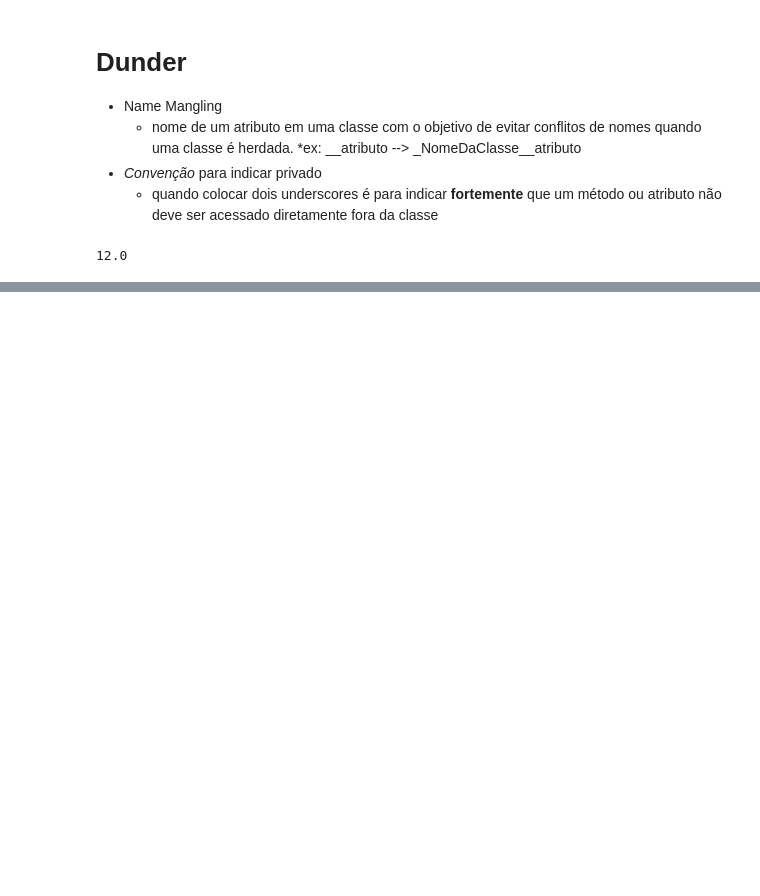
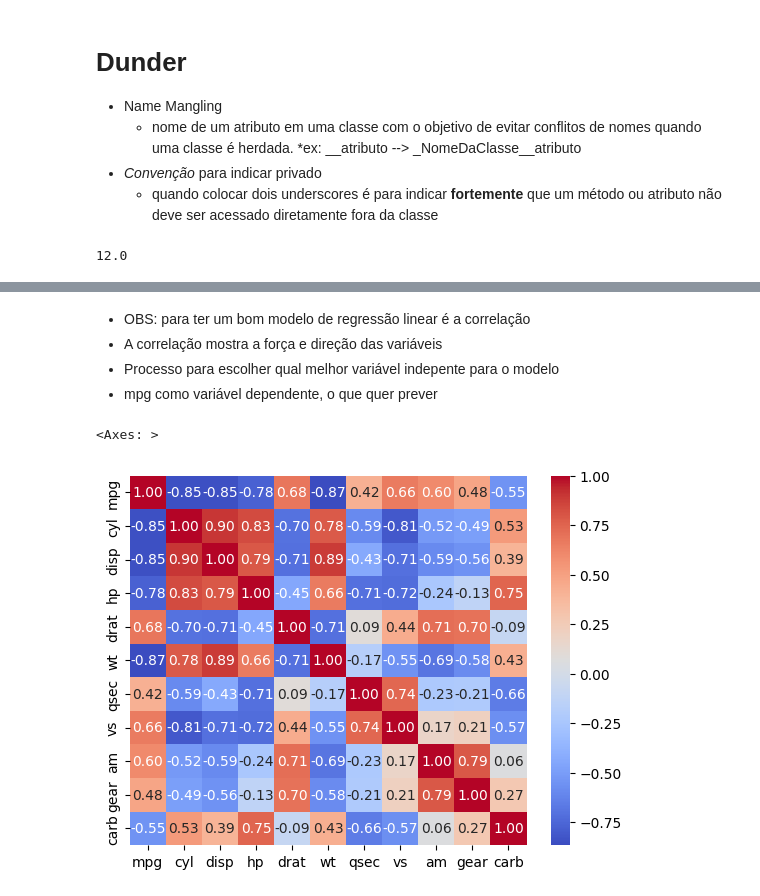
Before and after one commit to pierrout/AIML, a Jupyter notebook: RegressaoLinear.ipynb, the cells around one changed output, grey strips where cells are left out. Saved outputs shown, nothing was run; the diff lists cells and outputs as text; code cells hidden in the pictures; blank space fills up the shorter version.

```diff
--- a/RegressaoLinear.ipynb
+++ b/RegressaoLinear.ipynb
@@ -57,0 +66,3 @@ print(previsao)
+# %%
+base = pd.read_csv('/mt_cars.csv')
+base.shape
@@ -57,0 +80,17 @@ print(previsao)
+# %% [markdown]
+
+
+*   OBS: para ter um bom modelo de regressão linear é a correlação
+*   A correlação mostra a força e direção das variáveis
+*   Processo para escolher qual melhor variável indepente para o modelo
+*   mpg como variável dependente, o que quer prever
+# %%
+base = base.drop(['Unnamed: 0'], axis=1)
+# %%
+# corr ta gerando um objeto que retorna uma matriz dessas correlações
+# heatmap para o gráfico
+corr = base.corr()
+sns.heatmap(corr, cmap='coolwarm', annot=True, fmt='.2f')
+# %% [output]
+<Axes: >
+[figure, added]
```
Also changed, not shown: parts of 5 cells of this notebook.
